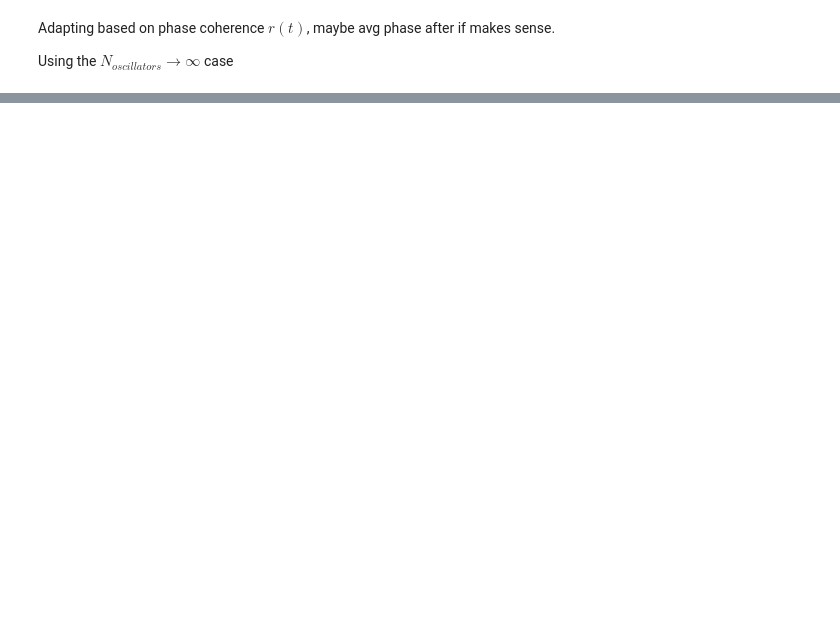
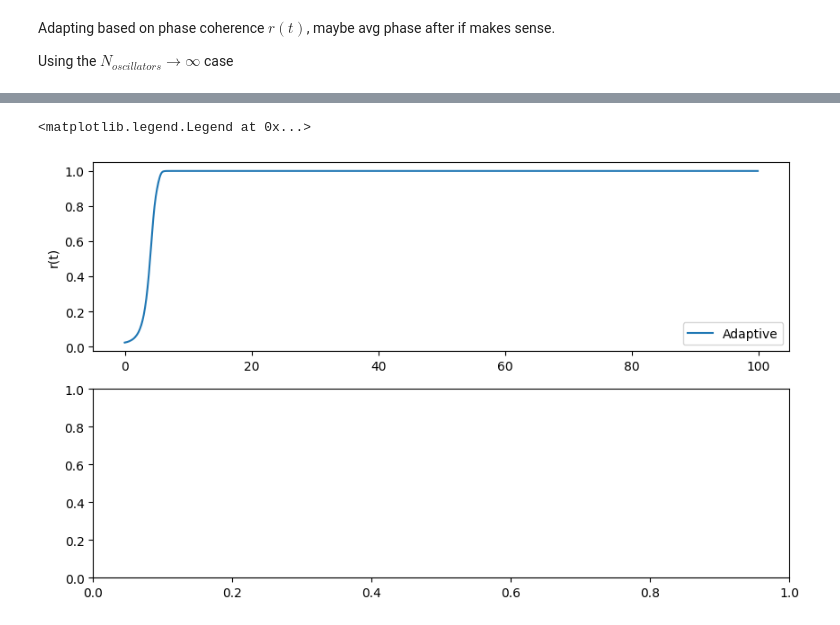
Before and after one commit to Group-14-MDM2/metronome_syncing, a Jupyter notebook: adaptive-kuramoto.ipynb, the cells around one changed output, grey strips where cells are left out. Drawn from its saved outputs; the diff is of its cells as text; code cells hidden in the pictures; blank space fills up the shorter version.

```diff
--- a/adaptive-kuramoto.ipynb
+++ b/adaptive-kuramoto.ipynb
@@ -154,0 +212,43 @@ np.float64(211.82849323756665)
+# %%
+N = 100
+
+omega = np.zeros(N)#np.random.randn(N)
+K = 0.5
+theta = np.random.uniform(0,2*np.pi,N)
+
+omega_init = omega.copy()
+theta_init = theta.copy()
+
+dt = 0.1
+time = np.arange(0,100,dt)
+
+r_history_adaptive = np.zeros(len(time))
+sols = []
+
+eta = 0.5
+
+fig,axs = plt.subplots(2,1,figsize=(10,6))
+K_adaptive = []
+
+
+for idx,t in enumerate(time):
+
+    z = np.mean(np.exp(1j*theta_init))
+    r = np.abs(z)
+    psi = np.angle(z)
+
+    r_history_adaptive[idx] = r
+
+    K += eta*(1 - r)*dt
+    K_adaptive.append(K)
+
+    theta_dot = omega_init + K*r*np.sin(psi - theta_init)
+    sols.append(theta_dot)
+    theta_init += theta_dot * dt
+
+axs[0].plot(time,r_history_adaptive,label='Adaptive')
+axs[0].set_ylabel('r(t)')
+axs[0].legend()
+# %% [output]
+<matplotlib.legend.Legend at 0x...>
+[figure, added]
```
Also changed, not shown: parts of 5 cells of this notebook.
